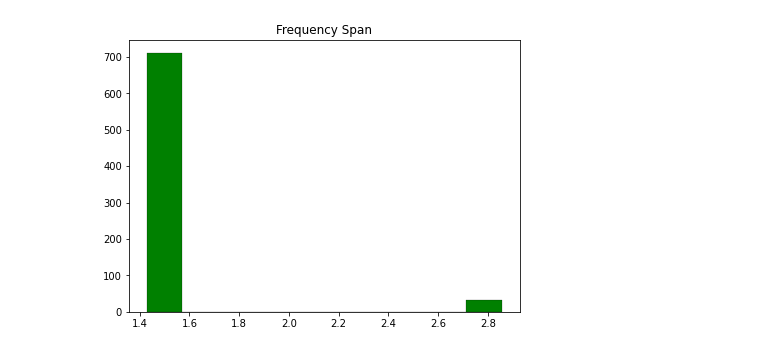
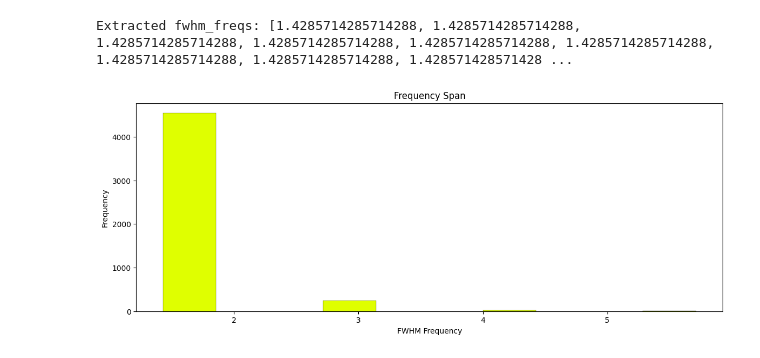
Before and after one commit to danclab/devmobeta_grasp, a Jupyter notebook: analysis/baby_bursts.ipynb, the cells around one changed output. Cells and saved outputs as stored; diff of their text form; code cells hidden in the pictures.

```diff
--- a/analysis/baby_bursts.ipynb
+++ b/analysis/baby_bursts.ipynb
@@ -114,0 +315,19 @@ ax.set_title("Burst Duration");
+# %%
+fwhm_times = []
+for entry in burst_three:
+    bursts = entry.get('bursts', {})
+    fwhm_time_list = bursts.get('fwhm_time', [])
+    for fwhm_time in fwhm_time_list:
+        try:
+            fwhm_times.append(float(fwhm_time))
+        except ValueError:
+            print(f"Invalid fwhm_time value: {fwhm_time}")
+
+print("Extracted fwhm_times:", fwhm_times)
+
+f, ax = plt.subplots(1, 1, figsize=(7, 5))
+ax.hist(fwhm_times, bins=20, color="#DFFF00", edgecolor='black', linewidth=0.2)
+ax.set_title("Burst Duration")
+ax.set_xlabel("FWHM Time")
+ax.set_ylabel("Frequency")
+plt.show()
@@ -115,7 +337,31 @@ ax.set_title("Burst Duration");
 # %%
-f, ax = plt.subplots(1,1, figsize=(7, 5))
-ax.hist(bursts["fwhm_freq"], bins=10, color="#008000", edgecolor='black', linewidth=0.2);
-ax.set_title("Frequency Span");
+fwhm_times = []
+fwhm_freqs = []
+for entry in burst_three:
+    bursts = entry.get('bursts', {})
+    fwhm_freq_list = bursts.get('fwhm_freq', [])
+    for freq_list in fwhm_freq_list:
+        if isinstance(freq_list, list):
+            for fwhm_freq in freq_list:
+                try:
+                    fwhm_freqs.append(float(fwhm_freq))
+                except ValueError:
+                    print(f"Invalid fwhm_freq value: {fwhm_freq}")
+        else:
+            try:
+                fwhm_freqs.append(float(freq_list))
+            except ValueError:
+                print(f"Invalid fwhm_freq value: {freq_list}")
+
+print("Extracted fwhm_freqs:", fwhm_freqs)
+
+f, ax = plt.subplots(1, 1, figsize=(14, 5))
+ax.hist(fwhm_freqs, bins=10, color="#DFFF00", edgecolor='black', linewidth=0.2)
+ax.set_title("Frequency Span")
+ax.set_xlabel("FWHM Frequency")
+ax.set_ylabel("Frequency")
+plt.show()
 # %% [output]
+Extracted fwhm_freqs: [1.4285714285714288, 1.4285714285714288, 1.4285714285714288, 1.4285714285714288, 1.4285714285714288, 1.4285714285714288, 1.4285714285714288, 1.4285714285714288, 1.428571428571428 ...
-[figure, old version]
+[figure, new version]
 # %%
```
Also changed, not shown: parts of 12 cells of this notebook, 3 other files.
